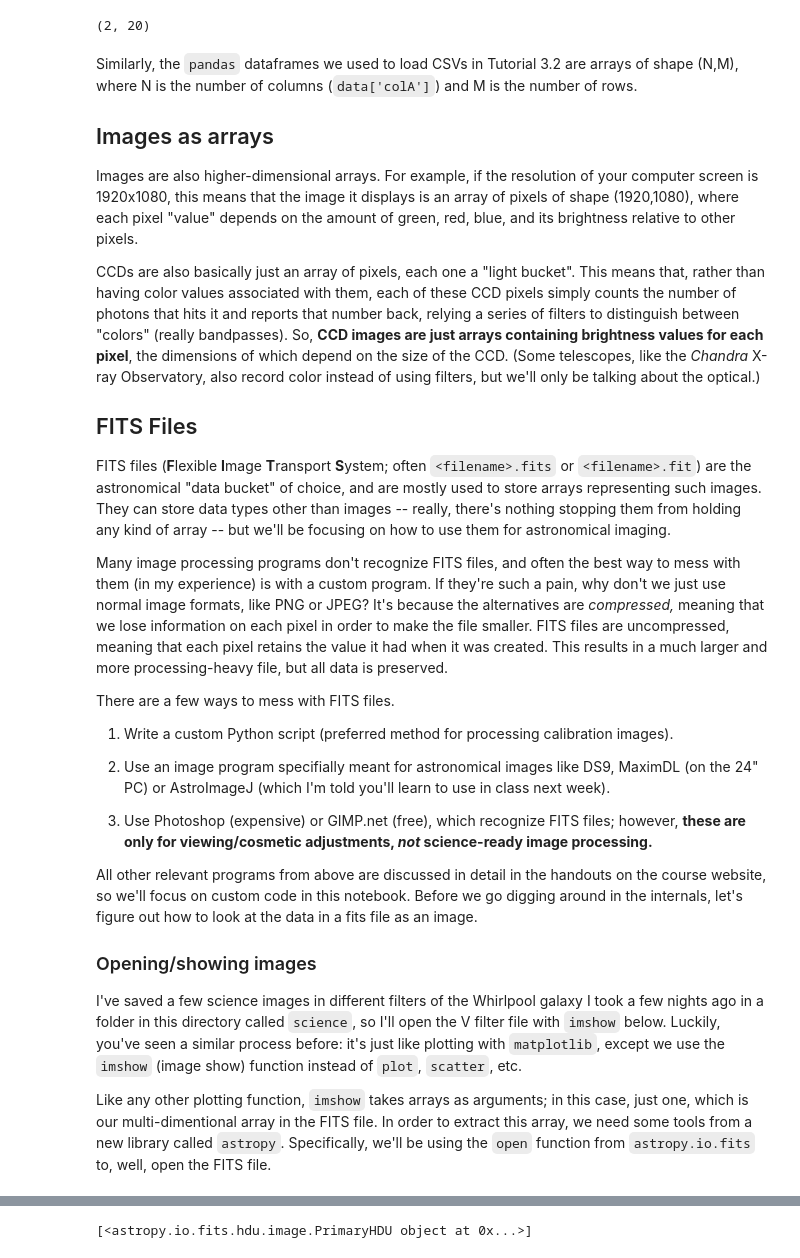
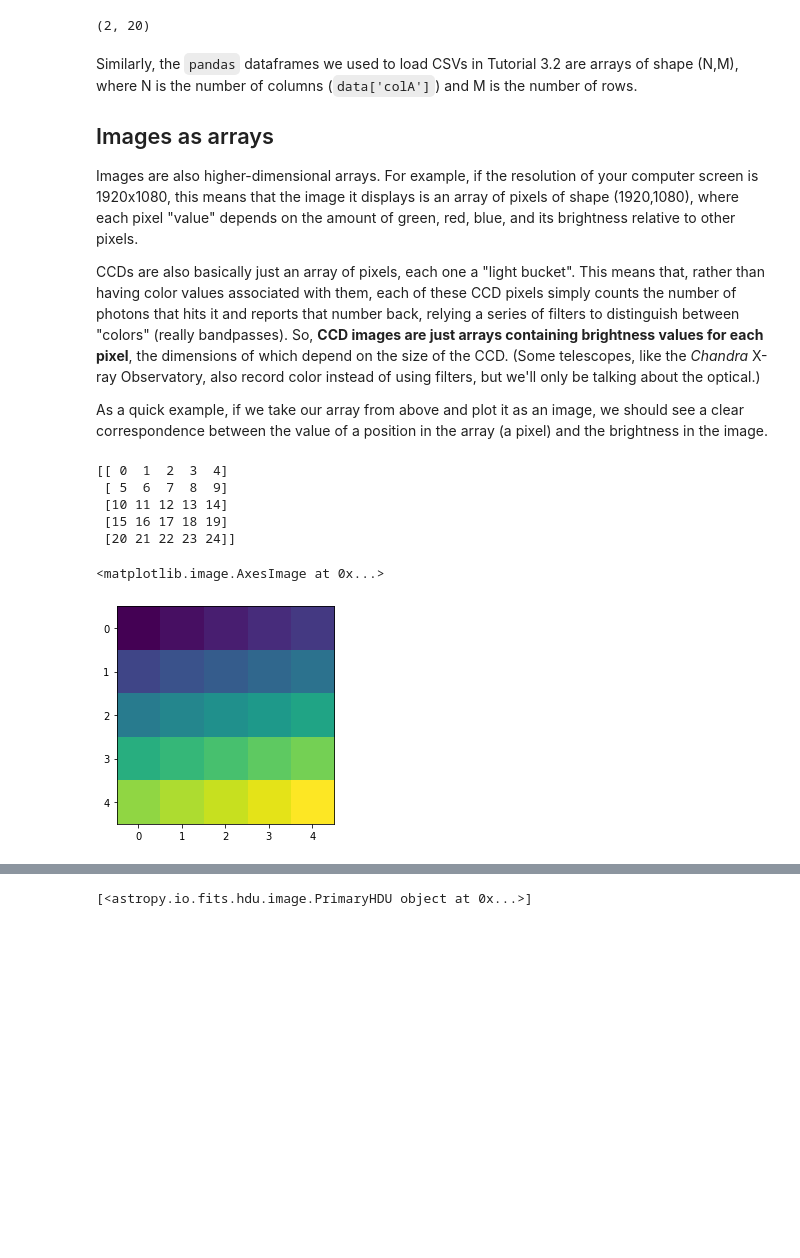
Before and after one commit to mvtea/mvtea.github.io, a Jupyter notebook: files/astr211_tut4-1.ipynb, the cells around one changed output, grey strips where cells are left out. Cells and saved outputs as stored; diff of their text form; code cells hidden in the pictures; blank space fills up the shorter version.

```diff
--- a/files/astr211_tut4-1.ipynb
+++ b/files/astr211_tut4-1.ipynb
@@ -111,27 +111,25 @@ Images are also higher-dimensional arrays. For example, if the resolution of you
 
 CCDs are also basically just an array of pixels, each one a "light bucket". This means that, rather than having color values associated with them, each of these CCD pixels simply counts the number of photons that hits it and reports that number back, relying a series of filters to distinguish between "colors" (really bandpasses). So, **CCD images are just arrays containing brightness values for each pixel**, the dimensions of which depend on the size of the CCD. (Some telescopes, like the _Chandra_ X-ray Observatory, also record color instead of using filters, but we'll only be talking about the optical.)
 
-## FITS Files
-
-FITS files (**F**lexible **I**mage **T**ransport **S**ystem; often `<filename>.fits` or `<filename>.fit`) are the astronomical "data bucket" of choice, and are mostly used to store arrays representing such images. They can store data types other than images -- really, there's nothing stopping them from holding any kind of array -- but we'll be focusing on how to use them for astronomical imaging.
-
-Many image processing programs don't recognize FITS files, and often the best way to mess with them (in my experience) is with a custom program. If they're such a pain, why don't we just use normal image formats, like PNG or JPEG? It's because the alternatives are _compressed,_ meaning that we lose information on each pixel in order to make the file smaller. FITS files are uncompressed, meaning that each pixel retains the value it had when it was created. This results in a much larger and more processing-heavy file, but all data is preserved.
-
-There are a few ways to mess with FITS files.
-
-1. Write a custom Python script (preferred method for processing calibration images).
-
-
-2. Use an image program specifially meant for astronomical images like DS9, MaximDL (on the 24" PC) or AstroImageJ (which I'm told you'll learn to use in class next week).
-
-
-3. Use Photoshop (expensive) or GIMP.net (free), which recognize FITS files; however, **these are only for viewing/cosmetic adjustments, _not_ science-ready image processing.**
-
-
-All other relevant programs from above are discussed in detail in the handouts on the course website, so we'll focus on custom code in this notebook. Before we go digging around in the internals, let's figure out how to look at the data in a fits file as an image.
-
-### Opening/showing images
-
-I've saved a few science images in different filters of the Whirlpool galaxy I took a few nights ago in a folder in this directory called `science`, so I'll open the V filter file with `imshow` below. Luckily, you've seen a similar process before: it's just like plotting with `matplotlib`, except we use the `imshow` (image show) function instead of `plot`, `scatter`, etc.
-
-Like any other plotting function, `imshow` takes arrays as arguments; in this case, just one, which is our multi-dimentional array in the FITS file. In order to extract this array, we need some tools from a new library called `astropy`. Specifically, we'll be using the `open` function from `astropy.io.fits` to, well, open the FITS file.
+As a quick example, if we take our array from above and plot it as an image, we should see a clear correspondence between the value of a position in the array (a pixel) and the brightness in the image.
+# %%
+arr = np.array([[0,1,2,3,4]])
+
+idx = 0
+new_vals = np.arange(5,25)         # Array of integers from 5 to 25
+
+for x in range(4):                               # Number of new rows
+    new_row = new_vals[idx:idx+5]                # Slice containing five values
+    arr = np.append(arr, [new_row], axis=0)      # Append [newrow] to arr on 0th axis
+    idx += 5                                     # Change starting index for next slice
+
+print(arr)
+plt.imshow(arr)
+# %% [output]
+[[ 0  1  2  3  4]
+ [ 5  6  7  8  9]
+ [10 11 12 13 14]
+ [15 16 17 18 19]
+ [20 21 22 23 24]]
+<matplotlib.image.AxesImage at 0x...>
+[figure, added]
```
Also changed, not shown: parts of 2 cells of this notebook.
